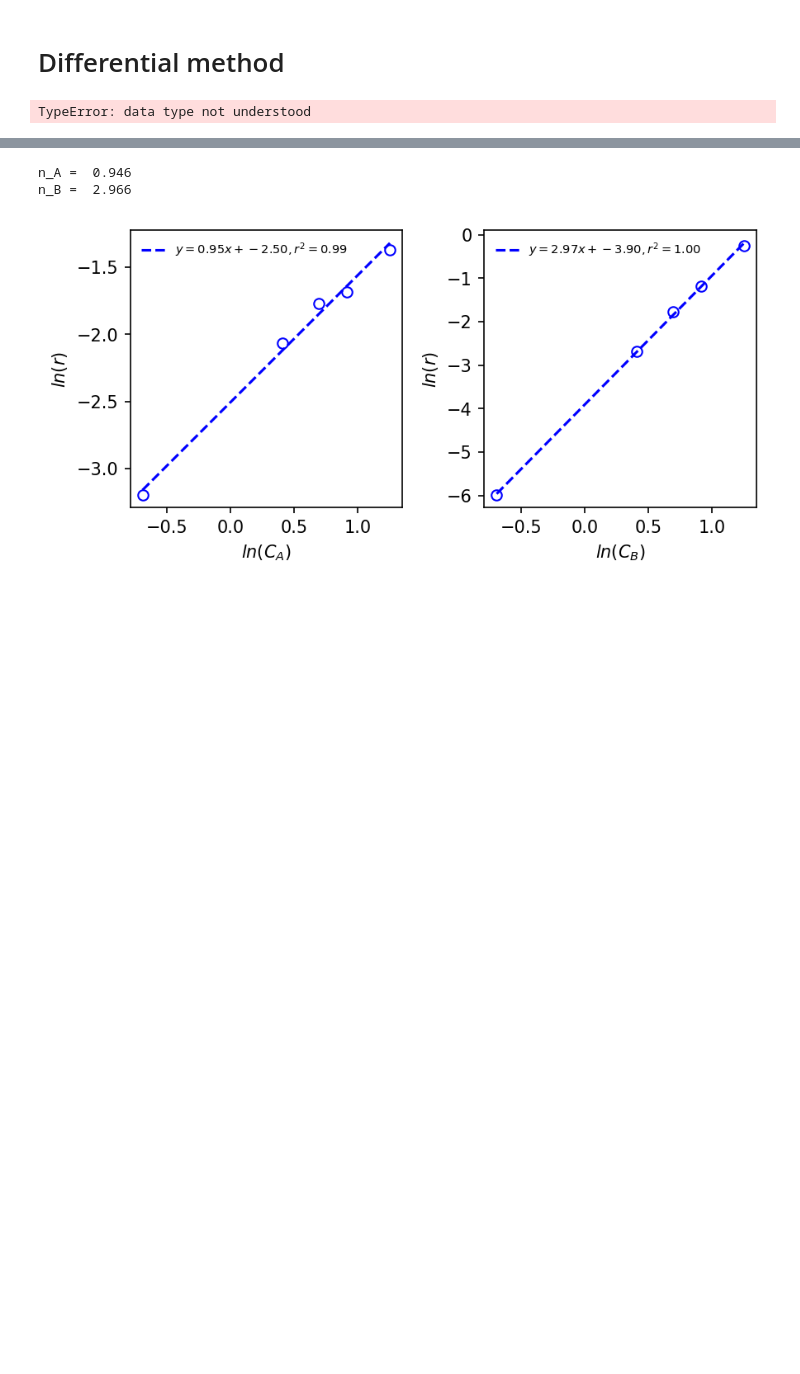
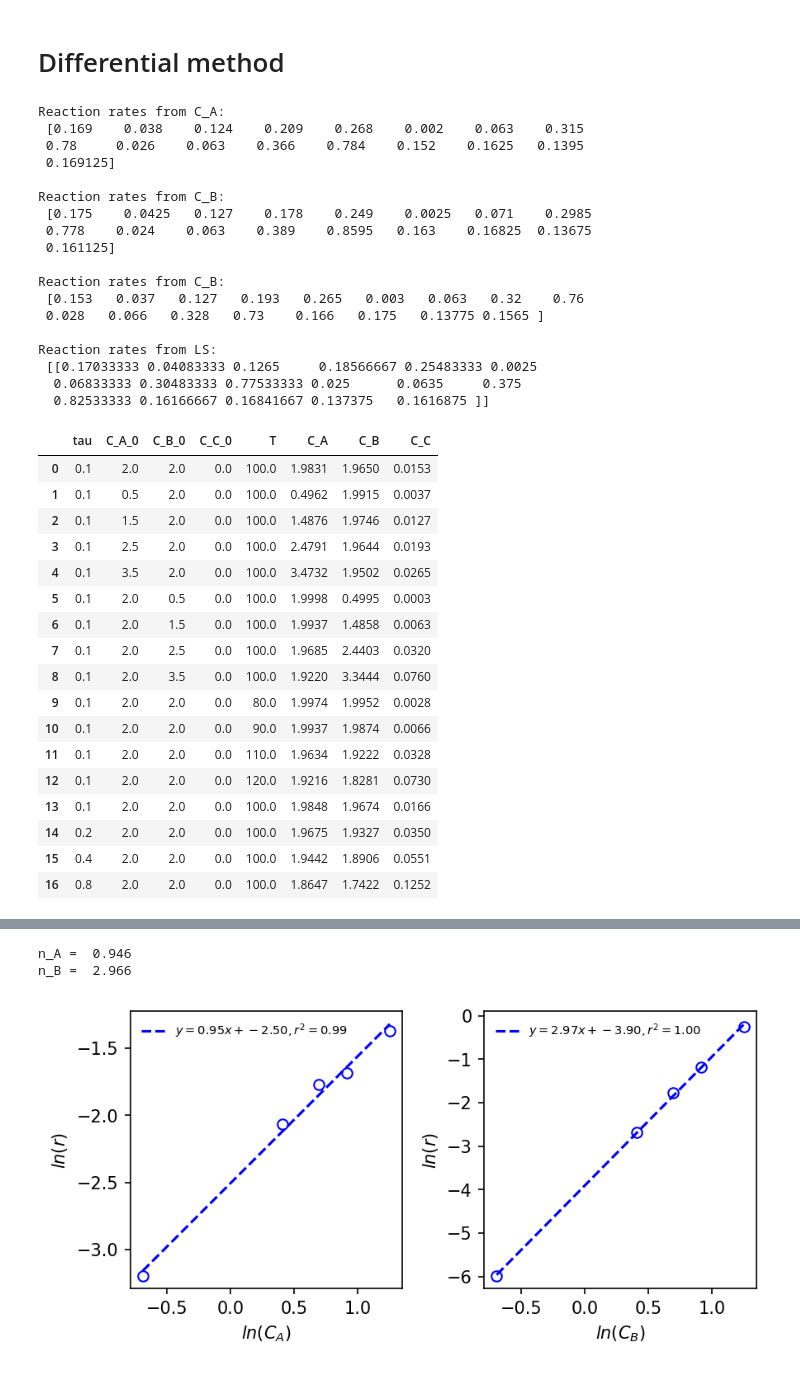
Before and after one commit to neagan01/chbe202_repo, a Jupyter notebook: Differential method.ipynb, the cells around one changed output, grey strips where cells are left out. Drawn from its saved outputs; the diff is of its cells as text; code cells hidden in the pictures; blank space fills up the shorter version.

```diff
--- a/Differential method.ipynb
+++ b/Differential method.ipynb
@@ -13,35 +13,70 @@ import scipy.stats as stats
 input_file = 'Differential data.csv'
 data = pd.read_csv(input_file).astype(float)
 
-tau = data['tau'].to_numpy(0)
+tau = data['tau'].to_numpy()
 C_A_0 = data['C_A_0'].to_numpy()
 C_B_0 = data['C_B_0'].to_numpy()
 C_C_0  = data['C_C_0'].to_numpy()
 C_A = data['C_A'].to_numpy()
 C_B = data['C_B'].to_numpy()
 C_C  = data['C_C'].to_numpy()
 T = data['T'].to_numpy()
 
 T = T + 273
 
 ###### 3. Define stoichometry
 nu = np.array([[-1,-2,1]])
 
 ###### 4. Calculate production rates
 R_A = (C_A - C_A_0) / tau
 R_B = (C_B - C_B_0) / tau
 R_C = (C_C - C_C_0) / tau
 
 R = np.vstack((R_A,R_B,R_C))
 
 ###### 4. Calculate reaction rates through regression
 r = np.linalg.multi_dot([np.linalg.inv(np.dot(nu,nu.T)),nu,R])
 print('Reaction rates from C_A:\n',-R_A,'\n')
 print('Reaction rates from C_B:\n',-(R_B/2),'\n')
 print('Reaction rates from C_B:\n',R_C,'\n')
 print('Reaction rates from LS:\n',r)
 
 ###### Display dataframe to help choose data for analyses
 data
 # %% [output]
-TypeError: data type not understood
+Reaction rates from C_A:
+ [0.169    0.038    0.124    0.209    0.268    0.002    0.063    0.315
+ 0.78     0.026    0.063    0.366    0.784    0.152    0.1625   0.1395
+ 0.169125]
+
+Reaction rates from C_B:
+ [0.175    0.0425   0.127    0.178    0.249    0.0025   0.071    0.2985
+ 0.778    0.024    0.063    0.389    0.8595   0.163    0.16825  0.13675
+ 0.161125]
+
+Reaction rates from C_B:
+ [0.153   0.037   0.127   0.193   0.265   0.003   0.063   0.32    0.76
+ 0.028   0.066   0.328   0.73    0.166   0.175   0.13775 0.1565 ]
+
+Reaction rates from LS:
+ [[0.17033333 0.04083333 0.1265     0.18566667 0.25483333 0.0025
+  0.06833333 0.30483333 0.77533333 0.025      0.0635     0.375
+  0.82533333 0.16166667 0.16841667 0.137375   0.1616875 ]]
+|  | tau | C_A_0 | C_B_0 | C_C_0 | T | C_A | C_B | C_C |
+| 0 | 0.1 | 2.0 | 2.0 | 0.0 | 100.0 | 1.9831 | 1.9650 | 0.0153 |
+| 1 | 0.1 | 0.5 | 2.0 | 0.0 | 100.0 | 0.4962 | 1.9915 | 0.0037 |
+| 2 | 0.1 | 1.5 | 2.0 | 0.0 | 100.0 | 1.4876 | 1.9746 | 0.0127 |
+| 3 | 0.1 | 2.5 | 2.0 | 0.0 | 100.0 | 2.4791 | 1.9644 | 0.0193 |
+| 4 | 0.1 | 3.5 | 2.0 | 0.0 | 100.0 | 3.4732 | 1.9502 | 0.0265 |
+| 5 | 0.1 | 2.0 | 0.5 | 0.0 | 100.0 | 1.9998 | 0.4995 | 0.0003 |
+| 6 | 0.1 | 2.0 | 1.5 | 0.0 | 100.0 | 1.9937 | 1.4858 | 0.0063 |
+| 7 | 0.1 | 2.0 | 2.5 | 0.0 | 100.0 | 1.9685 | 2.4403 | 0.0320 |
+| 8 | 0.1 | 2.0 | 3.5 | 0.0 | 100.0 | 1.9220 | 3.3444 | 0.0760 |
+| 9 | 0.1 | 2.0 | 2.0 | 0.0 | 80.0 | 1.9974 | 1.9952 | 0.0028 |
+| 10 | 0.1 | 2.0 | 2.0 | 0.0 | 90.0 | 1.9937 | 1.9874 | 0.0066 |
+| 11 | 0.1 | 2.0 | 2.0 | 0.0 | 110.0 | 1.9634 | 1.9222 | 0.0328 |
+| 12 | 0.1 | 2.0 | 2.0 | 0.0 | 120.0 | 1.9216 | 1.8281 | 0.0730 |
+| 13 | 0.1 | 2.0 | 2.0 | 0.0 | 100.0 | 1.9848 | 1.9674 | 0.0166 |
+| 14 | 0.2 | 2.0 | 2.0 | 0.0 | 100.0 | 1.9675 | 1.9327 | 0.0350 |
+| 15 | 0.4 | 2.0 | 2.0 | 0.0 | 100.0 | 1.9442 | 1.8906 | 0.0551 |
+| 16 | 0.8 | 2.0 | 2.0 | 0.0 | 100.0 | 1.8647 | 1.7422 | 0.1252 |
```
Also changed, not shown: parts of 1 cell of this notebook.
